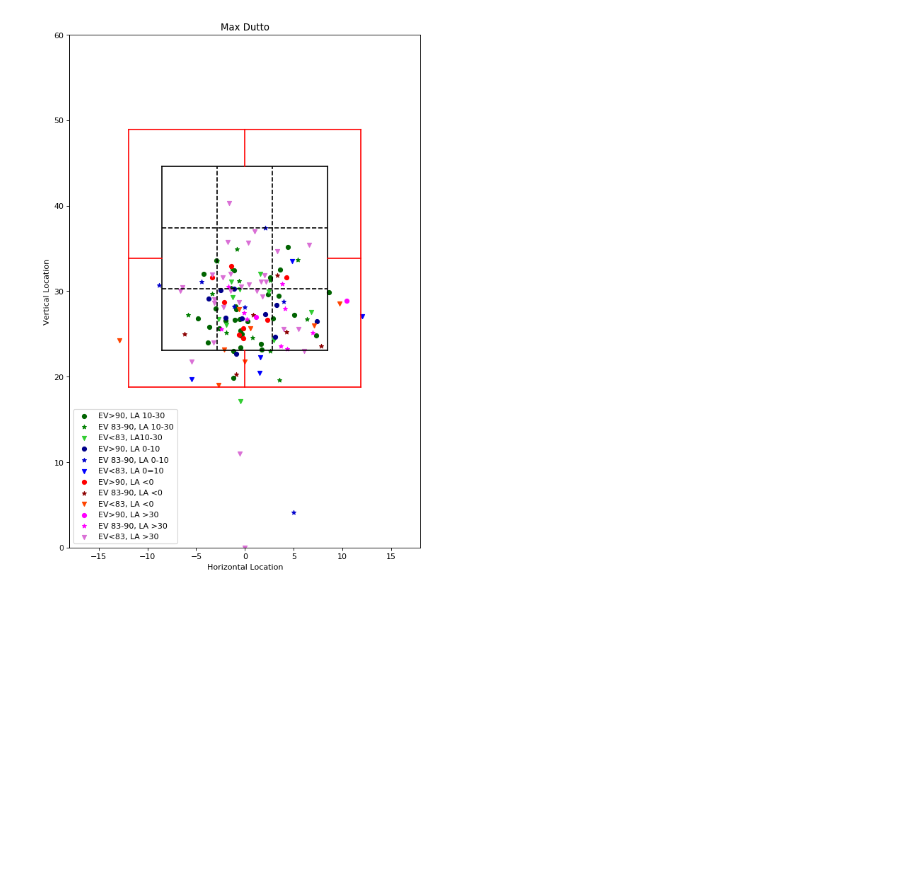
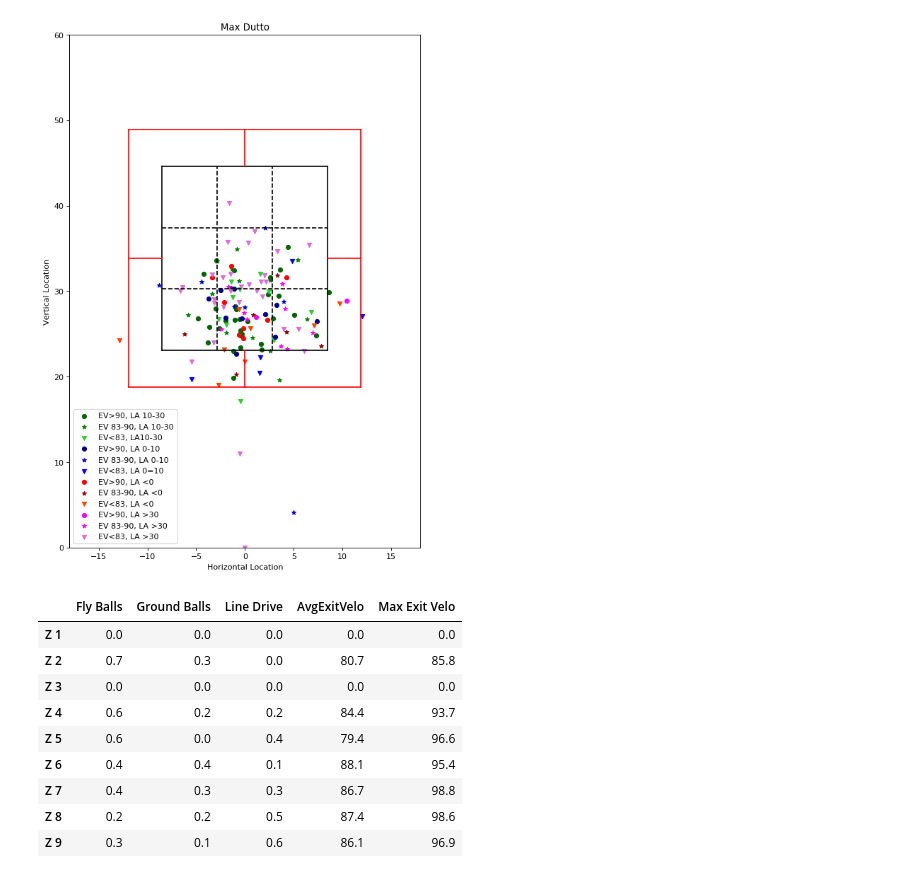
Before and after one commit to sumairshah/Driveline-Hitters, a Jupyter notebook: hitters2.ipynb, the cells around one changed output. Cells and saved outputs as stored; diff of their text form; code cells hidden in the pictures; blank space fills up the shorter version.

Commit message:
:more fixes - hitters is the right one now

```diff
--- a/hitters2.ipynb
+++ b/hitters2.ipynb
@@ -168,0 +97,4 @@ hx2 = hx.rename(index=str,columns={'POI X':'X','POI Y':'Y'})
+# %%
+hx2 = hx2[(hx2.User!='User') & (hx2.User != 'dummy')]
+# %%
+hx2 = hx2[hx2.User.notna()]
@@ -169,3 +160,21 @@ hx2 = hx.rename(index=str,columns={'POI X':'X','POI Y':'Y'})
+# %%
+def gethitterstats(df, hittername):
+
+    alist = []
+    cols  = ['Fly Balls', 'Ground Balls', 'Line Drive', 'AvgExitVelo', 'Max Exit Velo']
+    idx = ['Z 1', 'Z 2', 'Z 3', 'Z 4', 'Z 5', 'Z 6', 'Z 7', 'Z 8', 'Z 9']
+    dfx = df[df.User == hittername]
+
+    for i in range(1, 10):
+        tup = hittingbyzone(dfx, i)
+        alist.append(tup)
+
+    #print (alist)
+
+    hstats = pd.DataFrame(alist, index = idx, columns = cols)
+    return(hstats)
+# %%
+hstats = gethitterstats(hx2, 'Max Dutto')
 # %%
 def homeplate():
     plt.figure(figsize=(8,12),dpi=80)
@@ -350,3 +327,16 @@ Index(['AB', 'Date', 'Time Stamp', 'Pitch', 'Strike Zone', 'P. Type', 'Velo',
 analyze(hxfina,'Max Dutto', 0, 0, 0, 0 )
 # %% [output]
 [figure]
+# %%
+hstats
+# %% [output]
+|  | Fly Balls | Ground Balls | Line Drive | AvgExitVelo | Max Exit Velo |
+| Z 1 | 0.0 | 0.0 | 0.0 | 0.0 | 0.0 |
+| Z 2 | 0.7 | 0.3 | 0.0 | 80.7 | 85.8 |
+| Z 3 | 0.0 | 0.0 | 0.0 | 0.0 | 0.0 |
+| Z 4 | 0.6 | 0.2 | 0.2 | 84.4 | 93.7 |
+| Z 5 | 0.6 | 0.0 | 0.4 | 79.4 | 96.6 |
+| Z 6 | 0.4 | 0.4 | 0.1 | 88.1 | 95.4 |
+| Z 7 | 0.4 | 0.3 | 0.3 | 86.7 | 98.8 |
+| Z 8 | 0.2 | 0.2 | 0.5 | 87.4 | 98.6 |
+| Z 9 | 0.3 | 0.1 | 0.6 | 86.1 | 96.9 |
```
Also changed, not shown: parts of 28 cells of this notebook, 3 other files.
